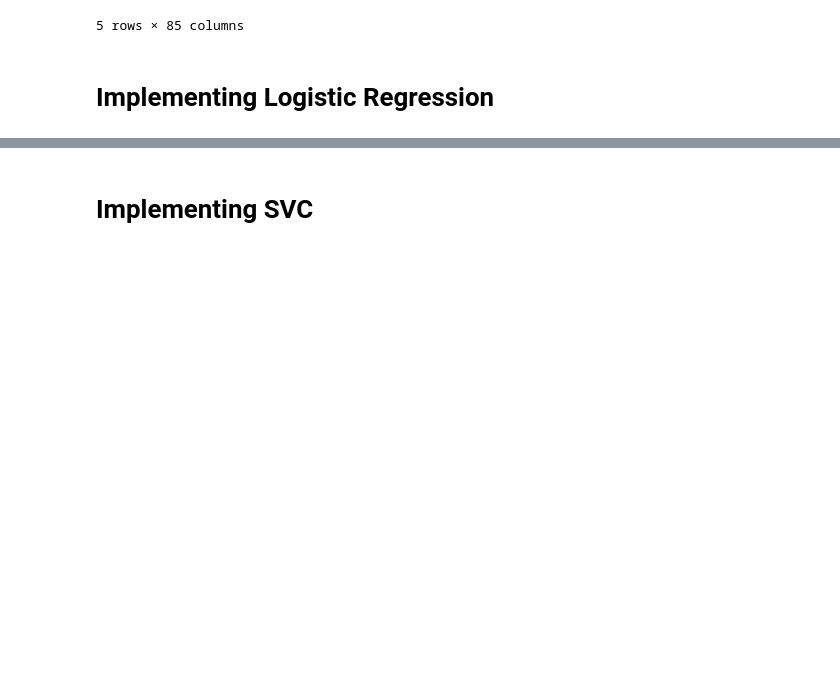
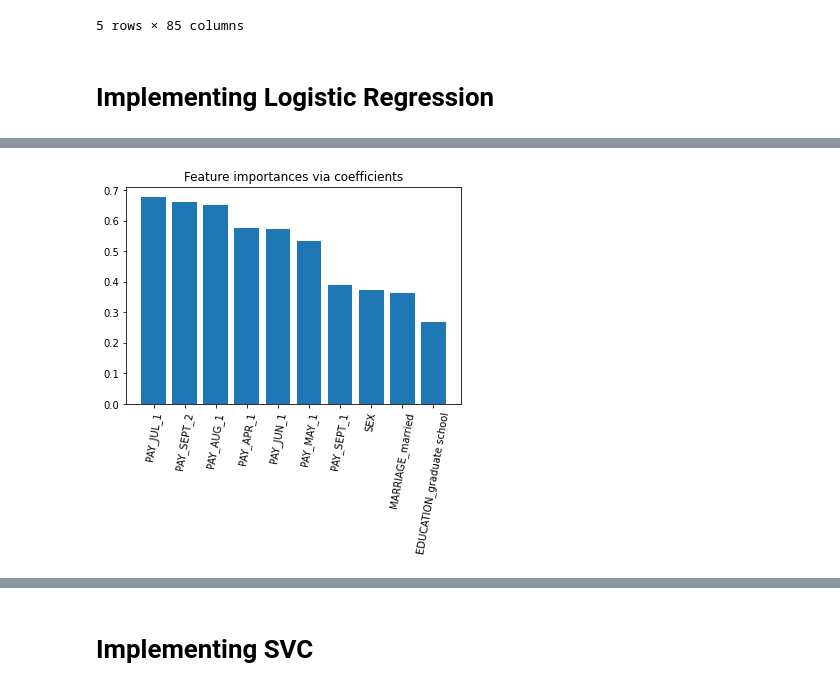
Before and after one commit to rohan-dot/Credit-Card-Defaulter, a Jupyter notebook: Rohan_Datta_Purkaystha_Team_3_Credit_Card_Default_Prediction_Capstone_Project.ipynb, the cells around one changed output, grey strips where cells are left out. Drawn from its saved outputs; the diff is of its cells as text; code cells hidden in the pictures; blank space fills up the shorter version.

```diff
--- a/Rohan_Datta_Purkaystha_Team_3_Credit_Card_Default_Prediction_Capstone_Project.ipynb
+++ b/Rohan_Datta_Purkaystha_Team_3_Credit_Card_Default_Prediction_Capstone_Project.ipynb
@@ -435,6 +447,8 @@ df_log_reg = df_fr.copy()
 # %%
 X = df_log_reg.drop(['IsDefaulter','Payement_Value','Dues'],axis=1)
 y = df_log_reg['IsDefaulter']
+# %%
+columns = X.columns
 # %%
 scaler = StandardScaler()
 X = scaler.fit_transform(X)
@@ -449,8 +463,8 @@ param_grid = {'penalty':['l1','l2'], 'C' : [0.001, 0.01, 0.1, 1, 10, 100, 1000]
 # %%
 from sklearn.model_selection import GridSearchCV
 # %%
-grid_clf = GridSearchCV(LogisticRegression(), param_grid, scoring = 'accuracy', n_jobs = -1, verbose = 3, cv = 3)
-grid_clf.fit(X_train, y_train)
+grid_lr_clf = GridSearchCV(LogisticRegression(), param_grid, scoring = 'accuracy', n_jobs = -1, verbose = 3, cv = 3)
+grid_lr_clf.fit(X_train, y_train)
 # %% [output]
 Fitting 3 folds for each of 14 candidates, totalling 42 fits
 [Parallel(n_jobs=-1)]: Using backend LokyBackend with 2 concurrent workers.
@@ -546,2 +554,14 @@ ax.yaxis.set_ticklabels(labels)
 [Text(0, 0.5, 'Not Defaulter'), Text(0, 1.5, 'Defaulter')]
 [figure]
+# %%
+feature_importance = pd.DataFrame({'Features':columns, 'Importance':np.abs(optimized_clf.coef_).ravel() })
+# %%
+feature_importance = feature_importance.sort_values(by = 'Importance', ascending=False)[:10]
+# %%
+
+plt.bar(height=feature_importance['Importance'], x= feature_importance['Features'])
+plt.xticks(rotation=80)
+plt.title("Feature importances via coefficients")
+plt.show()
+# %% [output]
+[figure, added]
```
Also changed, not shown: parts of 74 cells of this notebook.
